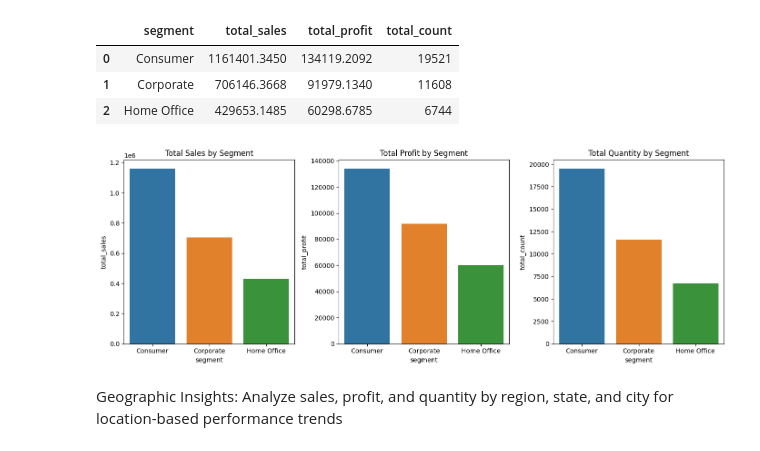
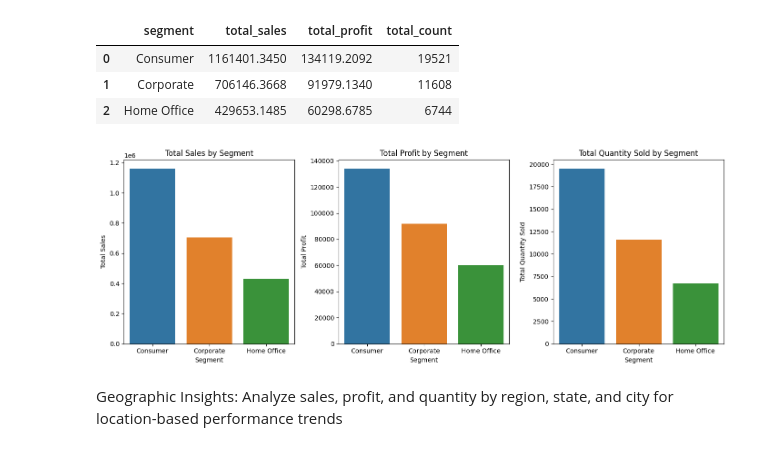
Before and after one commit to markcelemen/sales-performance-dashboard, a Jupyter notebook: eda.ipynb, the cells around one changed output. Cells and saved outputs as stored; diff of their text form; code cells hidden in the pictures.

```diff
--- a/eda.ipynb
+++ b/eda.ipynb
@@ -168,18 +161,25 @@ df.head()
 # %%
 fig, axes = plt.subplots(1,3, figsize=(14,5))
 
 sns.barplot(ax=axes[0], data=df, x='segment', y='total_sales', hue='segment', legend=False)
 axes[0].set_title('Total Sales by Segment')
+axes[0].set_xlabel('Segment')
+axes[0].set_ylabel('Total Sales')
 
 sns.barplot(ax=axes[1], data=df, x='segment', y='total_profit', hue='segment', legend=False)
 axes[1].set_title('Total Profit by Segment')
+axes[1].set_xlabel('Segment')
+axes[1].set_ylabel('Total Profit')
 
 sns.barplot(ax=axes[2], data=df, x='segment', y='total_count', hue='segment', legend=False)
-axes[2].set_title('Total Quantity by Segment')
+axes[2].set_title('Total Quantity Sold by Segment')
+axes[2].set_xlabel('Segment')
+axes[2].set_ylabel('Total Quantity Sold')
+
 plt.tight_layout()
 plt.show()
 # %% [output]
-[figure, old version]
+[figure, new version]
 # %% [markdown]
 Geographic Insights: Analyze sales, profit, and quantity by region, state, and city for location-based performance trends
 # %%
```
Also changed, not shown: parts of 6 cells of this notebook.
